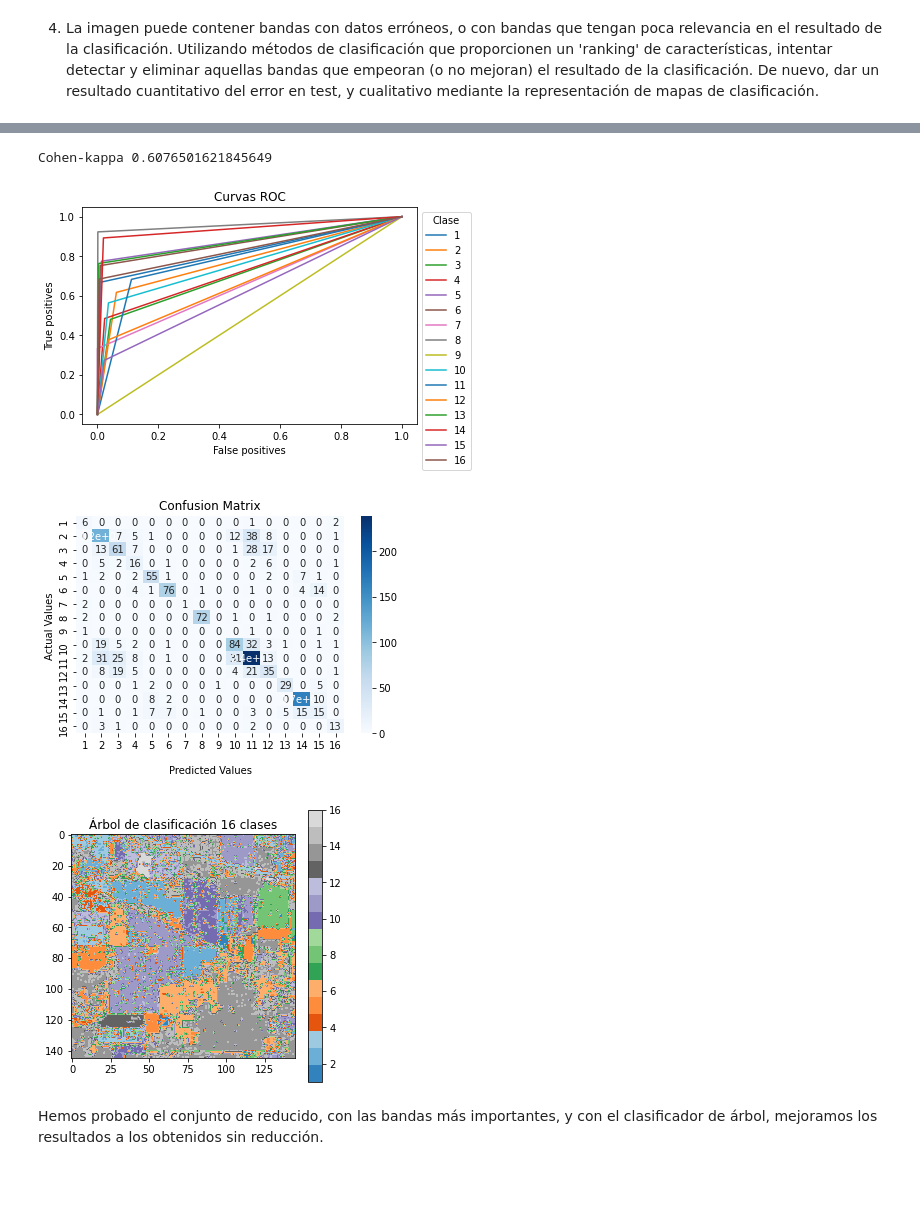
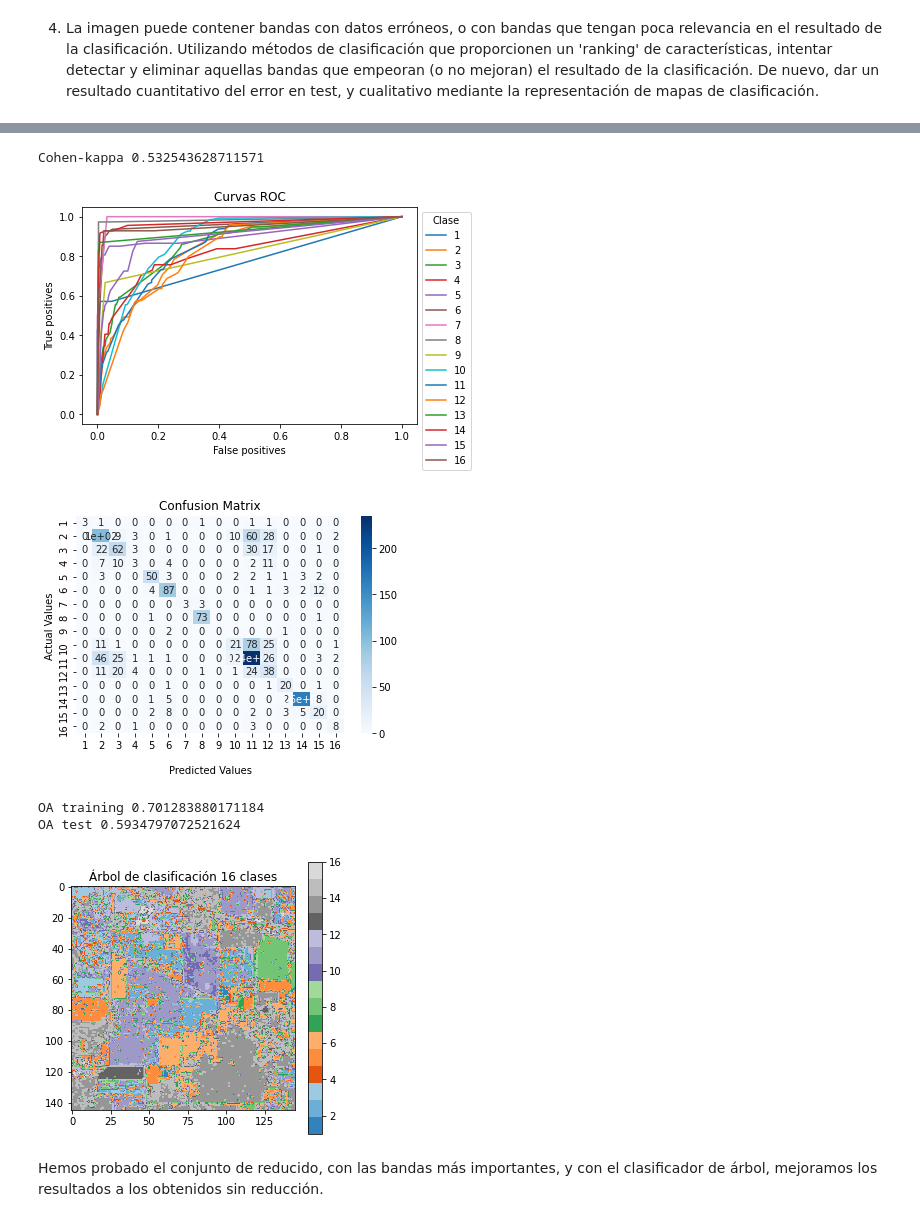
Before and after one commit to Qaraqororum/Aprende_Maquina, a Jupyter notebook: Entregable_final_ML.ipynb, the cells around one changed output, grey strips where cells are left out. Cells and saved outputs as stored; diff of their text form; code cells hidden in the pictures; blank space fills up the shorter version.

```diff
--- a/Entregable_final_ML.ipynb
+++ b/Entregable_final_ML.ipynb
@@ -173,11 +188,10 @@ Cohen-kappa 0.751662938717195
 # %%
 ## Entrenamiento del modelo para conseguir un ranking de características ##
 
-X,Y,Xl,Yl = sp.aviris_data_load()
 
-X_train, X_test, y_train, y_test = train_test_split(Xl, Yl,random_state=1)
+X_train, X_test, y_train, y_test = train_test_split(Xl, Yl,random_state=100)
 
-extra_tree = ExtraTreeClassifier(random_state=0, splitter ='best' )
+extra_tree = DecisionTreeClassifier(random_state=0, criterion = criterion, splitter ='best' )
 
 clf = extra_tree.fit(X_train, y_train)
 
@@ -202,35 +216,39 @@ X_2 = np.delete(X.reshape([145*145,220]), indice, axis=1)
 # %%
 ## Tree classifier ##
 
 tag_list = np.arange(1,17)
 
 criterion = 'gini'
 max_depth = None
 
 Xtr, Xts, ytr, yts = train_test_split(X_reduced2, Y_reduced, test_size=0.3)
 
 
-tree = DecisionTreeClassifier(criterion=criterion)
+tree = DecisionTreeClassifier(criterion=criterion, max_depth = 8)
 tree.fit(Xtr, ytr)
 ytree = tree.predict(Xts)
 
 # Evaluate and compare results
 print('Cohen-kappa', cohen_kappa_score(yts, ytree))
 
 Conf_matrix_tree = confusion_matrix(yts, ytree)
 Kappa_tree = cohen_kappa_score(yts, ytree)
 sp.draw_ROC(yts,tree.predict_proba(Xts),tag_list)
 sp.draw_ConfusionM(Conf_matrix_tree,tag_list)
 
 
-X,a,a,a = sp.aviris_data_load()
 image = tree.predict(X_2)
 sp.draw_image(image,"Árbol de clasificación")
+
+print('OA training' ,tree.score(Xtr, ytr))
+print('OA test', tree.score(Xts, yts))
 # %% [output]
-Cohen-kappa 0.6076501621845649
+Cohen-kappa 0.532543628711571
-[figure, old version]
+[figure, new version]
-[figure, old version]
+[figure, new version]
+OA training 0.701283880171184
+OA test 0.5934797072521624
-[figure, old version]
+[figure, new version]
 # %% [markdown]
 Hemos probado el conjunto de reducido, con las bandas más importantes, y con el clasificador de árbol, mejoramos los resultados a los obtenidos sin reducción.
 # %% [markdown]
```
Also changed, not shown: parts of 9 cells of this notebook.
